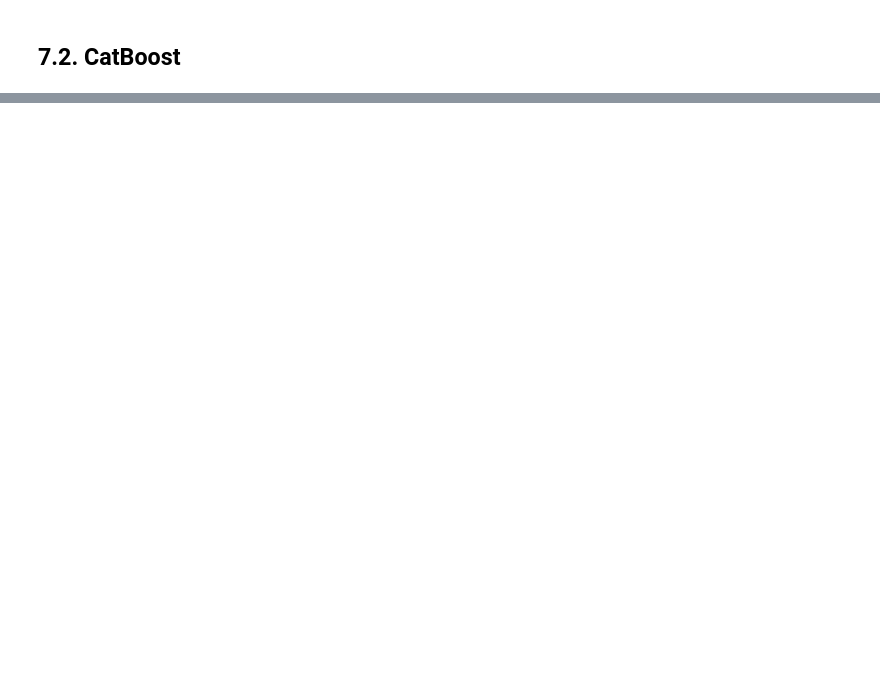
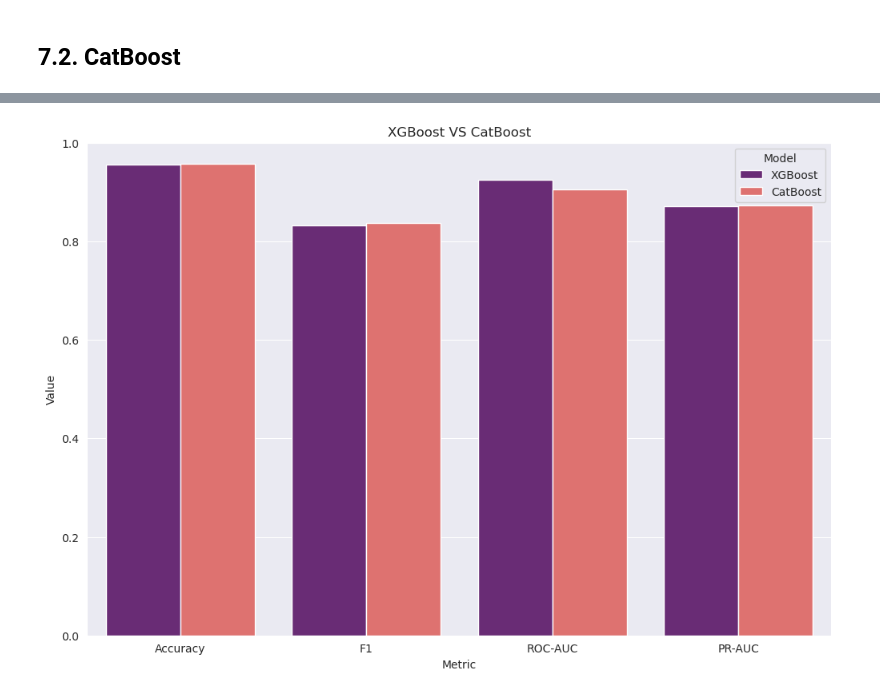
Before and after one commit to aeternnar/ml-churn-prediction, a Jupyter notebook: ml-churn-prediction.ipynb, the cells around one changed output, grey strips where cells are left out. Saved outputs shown, nothing was run; the diff lists cells and outputs as text; code cells hidden in the pictures; blank space fills up the shorter version.

```diff
--- a/ml-churn-prediction.ipynb
+++ b/ml-churn-prediction.ipynb
@@ -508,0 +605,27 @@ plt.title("Confusion Matrix - CatBoost");
+# %%
+metrics = {
+    'Model': [],
+    'Metric': [],
+    'Value': []
+}
+
+results = [('XGBoost', y_pred_xgb, y_prob_xgb), ('CatBoost', y_pred_cat, y_prob_cat)]
+
+for name, y_pred, y_prob in results:
+    metrics['Model'].extend([name] * 4)
+    metrics['Metric'].extend(['Accuracy', 'F1', 'ROC-AUC', 'PR-AUC'])
+    metrics['Value'].extend([
+        accuracy_score(y_test, y_pred),
+        f1_score(y_test, y_pred),
+        roc_auc_score(y_test, y_prob),
+        average_precision_score(y_test, y_prob)
+    ])
+# %%
+df_metrics = pd.DataFrame(metrics)
+# %%
+plt.figure(figsize=(12, 8))
+sns.barplot(data=df_metrics, x='Metric', y='Value', hue='Model', palette='magma')
+plt.ylim(0, 1)
+plt.title('XGBoost VS CatBoost');
+# %% [output]
+[figure, added]
```
Also changed, not shown: parts of 14 cells of this notebook, 1 other file.
